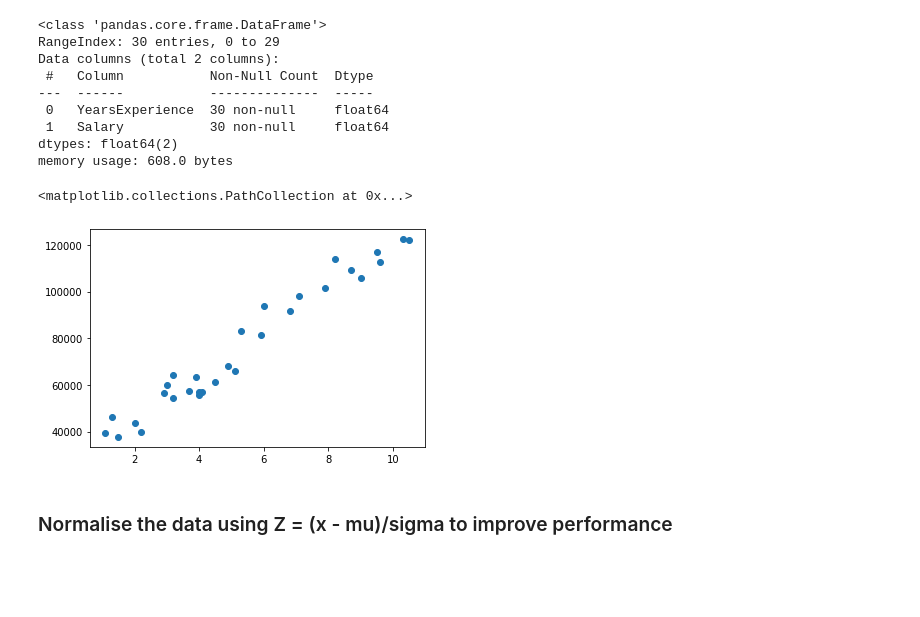
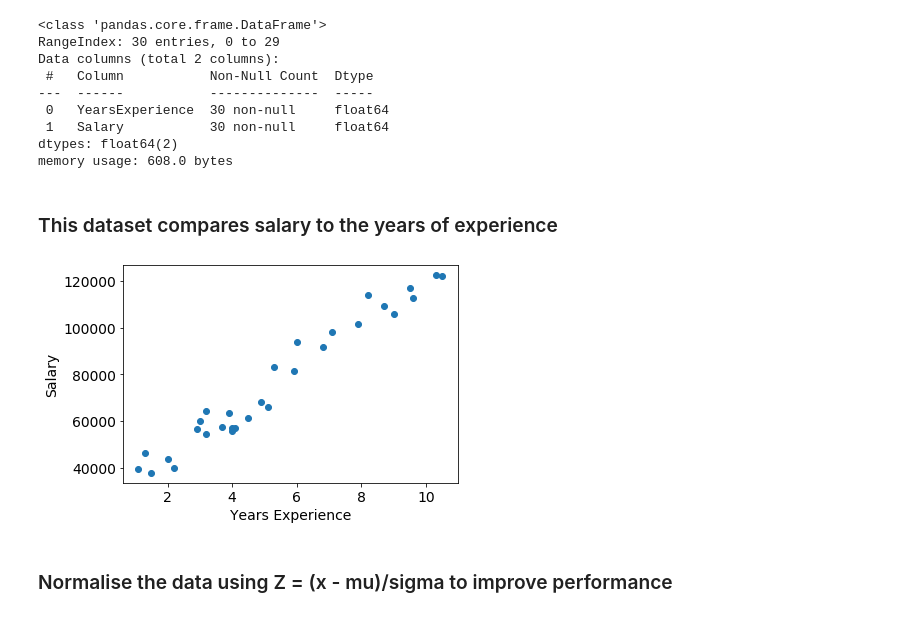
Before and after one commit to egorhowell/ML-Algorithms-From-Scratch, a Jupyter notebook: LinearRegression.ipynb, the cells around one changed output. Cells and saved outputs as stored; diff of their text form; code cells hidden in the pictures; blank space fills up the shorter version.

```diff
--- a/LinearRegression.ipynb
+++ b/LinearRegression.ipynb
@@ -23,4 +23,6 @@ Data columns (total 2 columns):
  1   Salary           30 non-null     float64
 dtypes: float64(2)
 memory usage: 608.0 bytes
+# %% [markdown]
+### This dataset compares salary to the years of experience
 # %%
@@ -28,11 +30,15 @@ memory usage: 608.0 bytes
 X = data['YearsExperience'].values
 y = data['Salary'].values
-# %%
-# plot the data
-plt.scatter(X,y)
-# %% [output]
-<matplotlib.collections.PathCollection at 0x...>
-[figure, removed]
+# %%
+# plot the data
+plt.scatter(X,y)
+plt.xlabel('Years Experience', fontsize = 14)
+plt.ylabel('Salary', fontsize = 14)
+plt.xticks(size=14)
+plt.yticks(size=14)
+plt.show()
+# %% [output]
+[figure, added]
 # %% [markdown]
 ### Normalise the data using Z = (x - mu)/sigma to improve performance
 # %%
```
Also changed, not shown: parts of 29 cells of this notebook.
